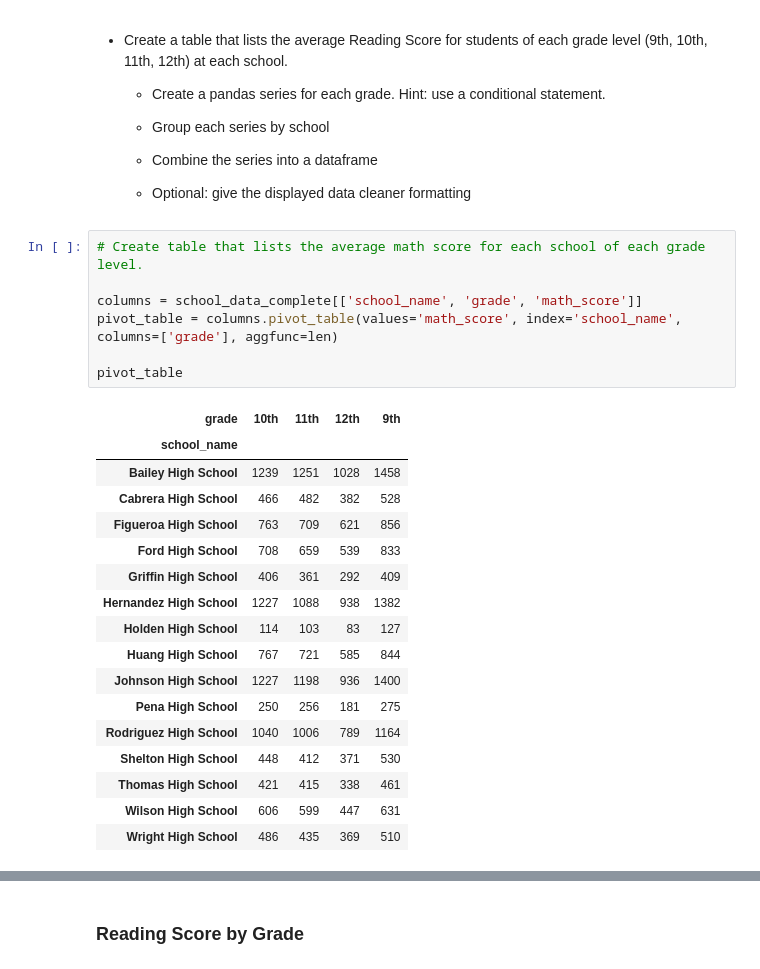
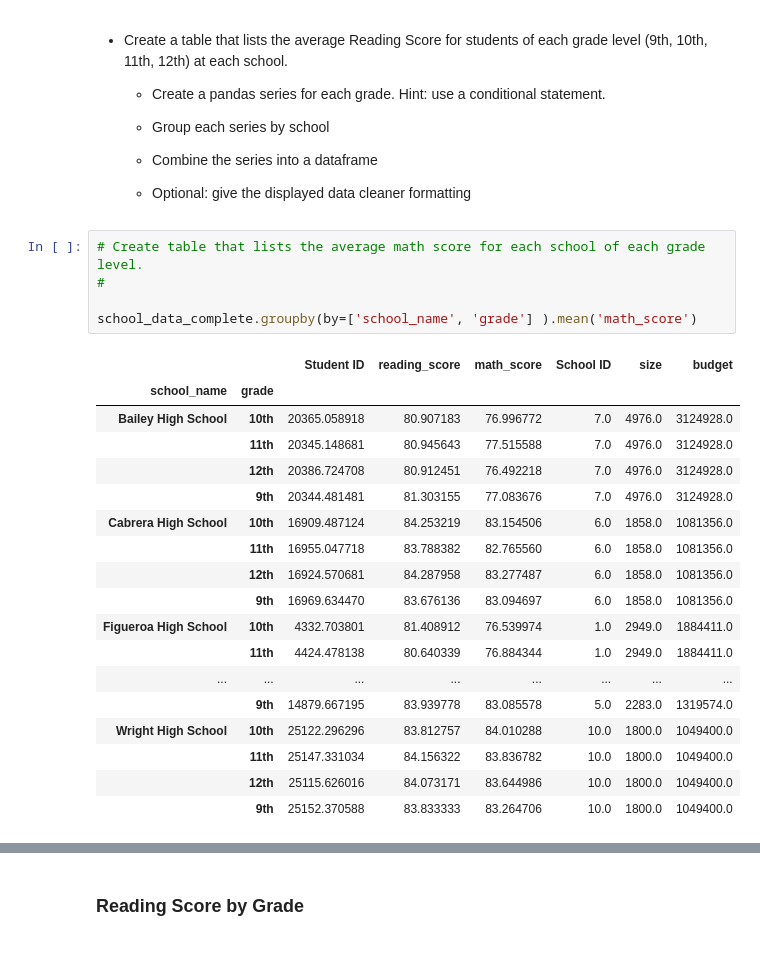
Before and after one commit to alyssagacos/Python_HW, a Jupyter notebook: Python_Lab_Assignment.ipynb, the cells around one changed output, grey strips where cells are left out. Cells and saved outputs as stored; diff of their text form.

```diff
--- a/Python_Lab_Assignment.ipynb
+++ b/Python_Lab_Assignment.ipynb
@@ -309,28 +339,27 @@ bottom5.sort_values("overallratio", ascending=True).head(5)
   * Optional: give the displayed data cleaner formatting
 # %%
 # Create table that lists the average math score for each school of each grade level.
+#
 
-columns = school_data_complete[['school_name', 'grade', 'math_score']]
-pivot_table = columns.pivot_table(values='math_score', index='school_name', columns=['grade'], aggfunc=len)
-
-pivot_table
+school_data_complete.groupby(by=['school_name', 'grade'] ).mean('math_score')
 # %% [output]
-| grade | 10th | 11th | 12th | 9th |
-| school_name |  |  |  |  |
-| Bailey High School | 1239 | 1251 | 1028 | 1458 |
-| Cabrera High School | 466 | 482 | 382 | 528 |
-| Figueroa High School | 763 | 709 | 621 | 856 |
-| Ford High School | 708 | 659 | 539 | 833 |
-| Griffin High School | 406 | 361 | 292 | 409 |
-| Hernandez High School | 1227 | 1088 | 938 | 1382 |
-| Holden High School | 114 | 103 | 83 | 127 |
-| Huang High School | 767 | 721 | 585 | 844 |
-| Johnson High School | 1227 | 1198 | 936 | 1400 |
-| Pena High School | 250 | 256 | 181 | 275 |
-| Rodriguez High School | 1040 | 1006 | 789 | 1164 |
-| Shelton High School | 448 | 412 | 371 | 530 |
-| Thomas High School | 421 | 415 | 338 | 461 |
-| Wilson High School | 606 | 599 | 447 | 631 |
-| Wright High School | 486 | 435 | 369 | 510 |
+|  |  | Student ID | reading_score | math_score | School ID | size | budget |
+| school_name | grade |  |  |  |  |  |  |
+| Bailey High School | 10th | 20365.058918 | 80.907183 | 76.996772 | 7.0 | 4976.0 | 3124928.0 |
+|  | 11th | 20345.148681 | 80.945643 | 77.515588 | 7.0 | 4976.0 | 3124928.0 |
+|  | 12th | 20386.724708 | 80.912451 | 76.492218 | 7.0 | 4976.0 | 3124928.0 |
+|  | 9th | 20344.481481 | 81.303155 | 77.083676 | 7.0 | 4976.0 | 3124928.0 |
+| Cabrera High School | 10th | 16909.487124 | 84.253219 | 83.154506 | 6.0 | 1858.0 | 1081356.0 |
+|  | 11th | 16955.047718 | 83.788382 | 82.765560 | 6.0 | 1858.0 | 1081356.0 |
+|  | 12th | 16924.570681 | 84.287958 | 83.277487 | 6.0 | 1858.0 | 1081356.0 |
+|  | 9th | 16969.634470 | 83.676136 | 83.094697 | 6.0 | 1858.0 | 1081356.0 |
+| Figueroa High School | 10th | 4332.703801 | 81.408912 | 76.539974 | 1.0 | 2949.0 | 1884411.0 |
+|  | 11th | 4424.478138 | 80.640339 | 76.884344 | 1.0 | 2949.0 | 1884411.0 |
+| ... | ... | ... | ... | ... | ... | ... | ... |
+|  | 9th | 14879.667195 | 83.939778 | 83.085578 | 5.0 | 2283.0 | 1319574.0 |
+| Wright High School | 10th | 25122.296296 | 83.812757 | 84.010288 | 10.0 | 1800.0 | 1049400.0 |
+|  | 11th | 25147.331034 | 84.156322 | 83.836782 | 10.0 | 1800.0 | 1049400.0 |
+|  | 12th | 25115.626016 | 84.073171 | 83.644986 | 10.0 | 1800.0 | 1049400.0 |
+|  | 9th | 25152.370588 | 83.833333 | 83.264706 | 10.0 | 1800.0 | 1049400.0 |
 # %%
 # Calculate the average math score for 9th grade in each school
```
Also changed, not shown: parts of 38 cells of this notebook.
